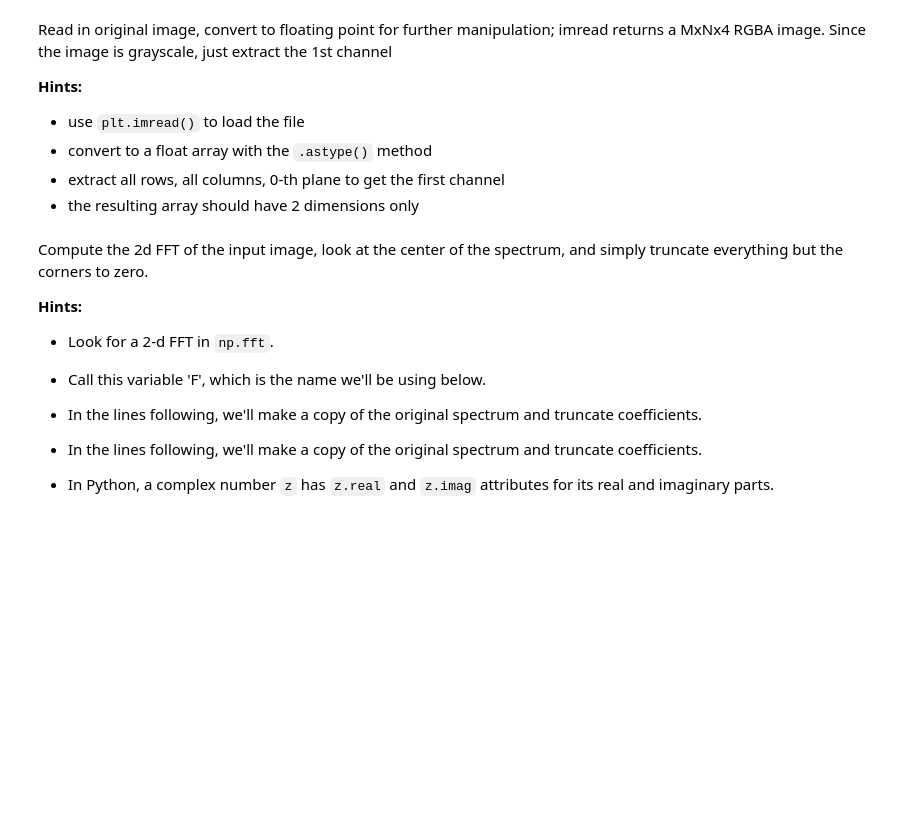
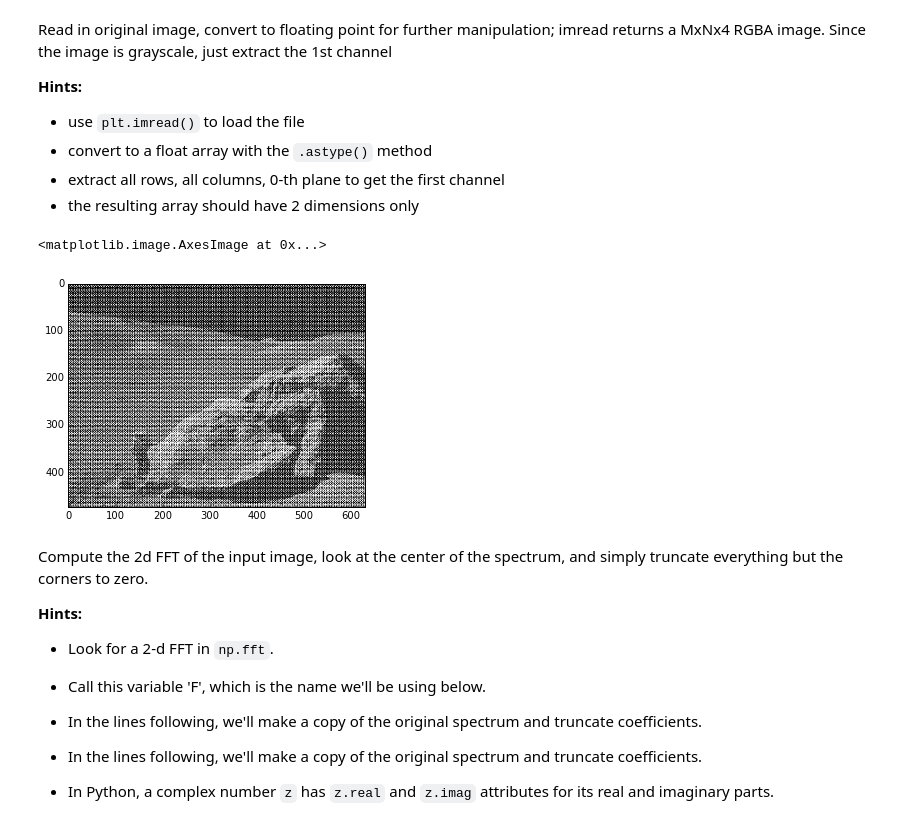
Before and after one commit to kbl4ew/Python_For_Data_Science, a Jupyter notebook: Fu-Chi/Homework1/hw_1-4-ImageDenoising.ipynb, the cells around one changed output. Cells and saved outputs as stored; diff of their text form; code cells hidden in the pictures; blank space fills up the shorter version.

```diff
--- a/Fu-Chi/Homework1/hw_1-4-ImageDenoising.ipynb
+++ b/Fu-Chi/Homework1/hw_1-4-ImageDenoising.ipynb
@@ -81,9 +83,14 @@ grayscale, just extract the 1st channel
 * extract all rows, all columns, 0-th plane to get the first channel
 * the resulting array should have 2 dimensions only
 # %%
-fname = 'hw_0_data/moonlanding.png'
+fname = '/Users/farahshih/Documents/Codes/python-seminar-master/Homeworks/hw_0_data/moonlanding.png'
 # your code here, you should get this image shape when done:
 # Image shape: (474, 630)
+img = plt.imread(fname)
+plt.imshow(img, cmap='gray')
+# %% [output]
+<matplotlib.image.AxesImage at 0x...>
+[figure, added]
 # %% [markdown]
 Compute the 2d FFT of the input image, look at the center of the spectrum, and simply truncate everything but the corners to zero.
 
```
Also changed, not shown: parts of 1 cell of this notebook, 3 other files.
